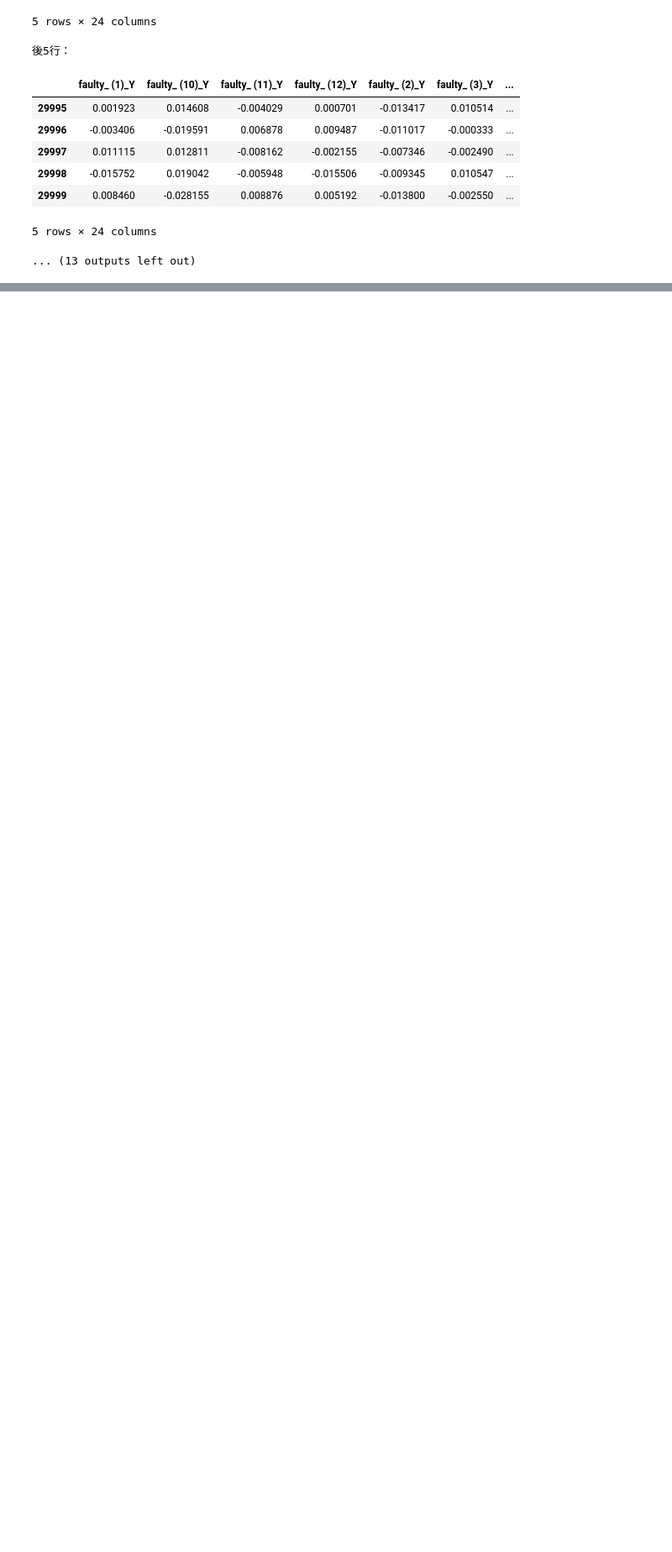
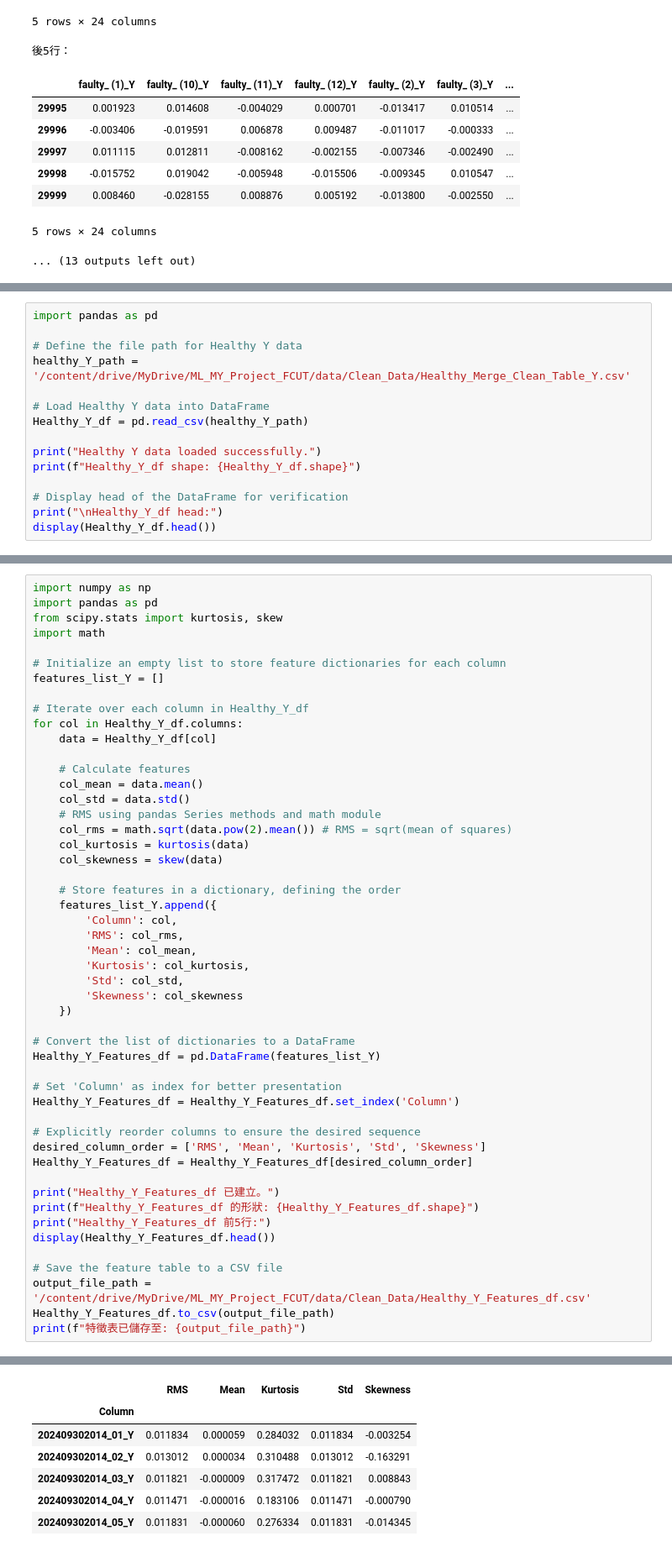
Before and after one commit to sula316/ML_MY_Project_FCUT, a Jupyter notebook: ML_MY_Project_FCUT.ipynb, the cells around one changed output, grey strips where cells are left out. Shown at 84% size. Drawn from its saved outputs; the diff is of its cells as text; blank space fills up the shorter version.

```diff
--- a/ML_MY_Project_FCUT.ipynb
+++ b/ML_MY_Project_FCUT.ipynb
@@ -967,0 +1404,15 @@ The verification process successfully confirmed that:
+# %%
+import pandas as pd
+
+# Define the file path for Healthy Y data
+healthy_Y_path = '/content/drive/MyDrive/ML_MY_Project_FCUT/data/Clean_Data/Healthy_Merge_Clean_Table_Y.csv'
+
+# Load Healthy Y data into DataFrame
+Healthy_Y_df = pd.read_csv(healthy_Y_path)
+
+print("Healthy Y data loaded successfully.")
+print(f"Healthy_Y_df shape: {Healthy_Y_df.shape}")
+
+# Display head of the DataFrame for verification
+print("\nHealthy_Y_df head:")
+display(Healthy_Y_df.head())
@@ -967,0 +1434,51 @@ The verification process successfully confirmed that:
+# %%
+import numpy as np
+import pandas as pd
+from scipy.stats import kurtosis, skew
+import math
+
+# Initialize an empty list to store feature dictionaries for each column
+features_list_Y = []
+
+# Iterate over each column in Healthy_Y_df
+for col in Healthy_Y_df.columns:
+    data = Healthy_Y_df[col]
+
+    # Calculate features
+    col_mean = data.mean()
+    col_std = data.std()
+    # RMS using pandas Series methods and math module
+    col_rms = math.sqrt(data.pow(2).mean()) # RMS = sqrt(mean of squares)
+    col_kurtosis = kurtosis(data)
+    col_skewness = skew(data)
+
+    # Store features in a dictionary, defining the order
+    features_list_Y.append({
+        'Column': col,
+        'RMS': col_rms,
+        'Mean': col_mean,
+        'Kurtosis': col_kurtosis,
+        'Std': col_std,
+        'Skewness': col_skewness
+    })
+
+# Convert the list of dictionaries to a DataFrame
+Healthy_Y_Features_df = pd.DataFrame(features_list_Y)
+
+# Set 'Column' as index for better presentation
+Healthy_Y_Features_df = Healthy_Y_Features_df.set_index('Column')
+
+# Explicitly reorder columns to ensure the desired sequence
+desired_column_order = ['RMS', 'Mean', 'Kurtosis', 'Std', 'Skewness']
+Healthy_Y_Features_df = Healthy_Y_Features_df[desired_column_order]
+
+print("Healthy_Y_Features_df 已建立。")
+print(f"Healthy_Y_Features_df 的形狀: {Healthy_Y_Features_df.shape}")
+print("Healthy_Y_Features_df 前5行:")
+display(Healthy_Y_Features_df.head())
+
+# Save the feature table to a CSV file
+output_file_path = '/content/drive/MyDrive/ML_MY_Project_FCUT/data/Clean_Data/Healthy_Y_Features_df.csv'
+Healthy_Y_Features_df.to_csv(output_file_path)
+print(f"特徵表已儲存至: {output_file_path}")
+# %% [output]
@@ -967,0 +1488,7 @@ The verification process successfully confirmed that:
+|  | RMS | Mean | Kurtosis | Std | Skewness |
+| Column |  |  |  |  |  |
+| 202409302014_01_Y | 0.011834 | 0.000059 | 0.284032 | 0.011834 | -0.003254 |
+| 202409302014_02_Y | 0.013012 | 0.000034 | 0.310488 | 0.013012 | -0.163291 |
+| 202409302014_03_Y | 0.011821 | -0.000009 | 0.317472 | 0.011821 | 0.008843 |
+| 202409302014_04_Y | 0.011471 | -0.000016 | 0.183106 | 0.011471 | -0.000790 |
+| 202409302014_05_Y | 0.011831 | -0.000060 | 0.276334 | 0.011831 | -0.014345 |
```
Also changed, not shown: parts of 55 cells of this notebook.
